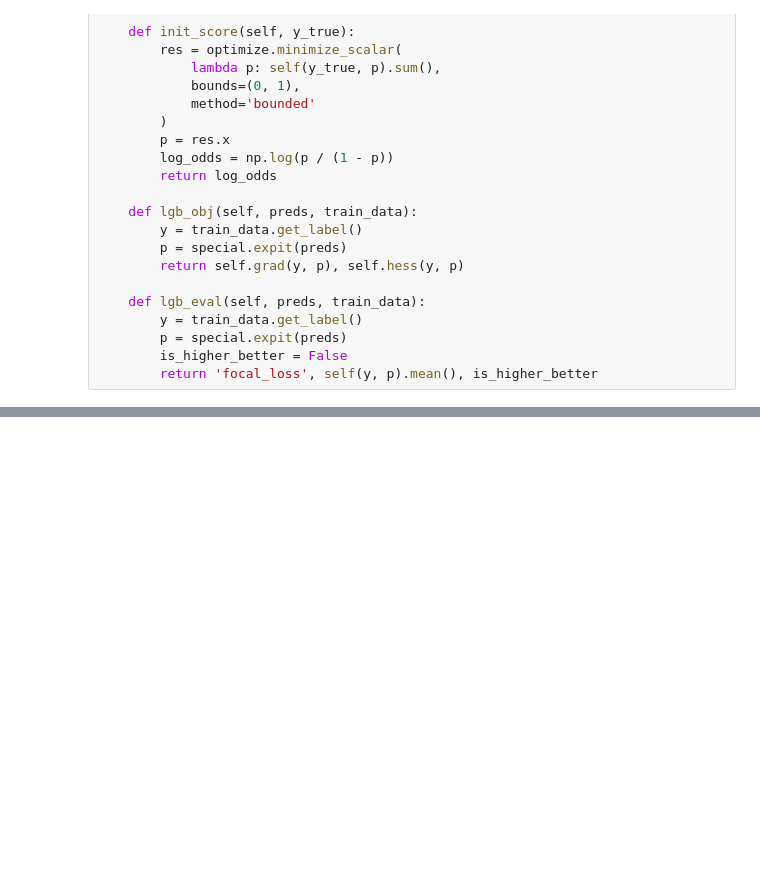
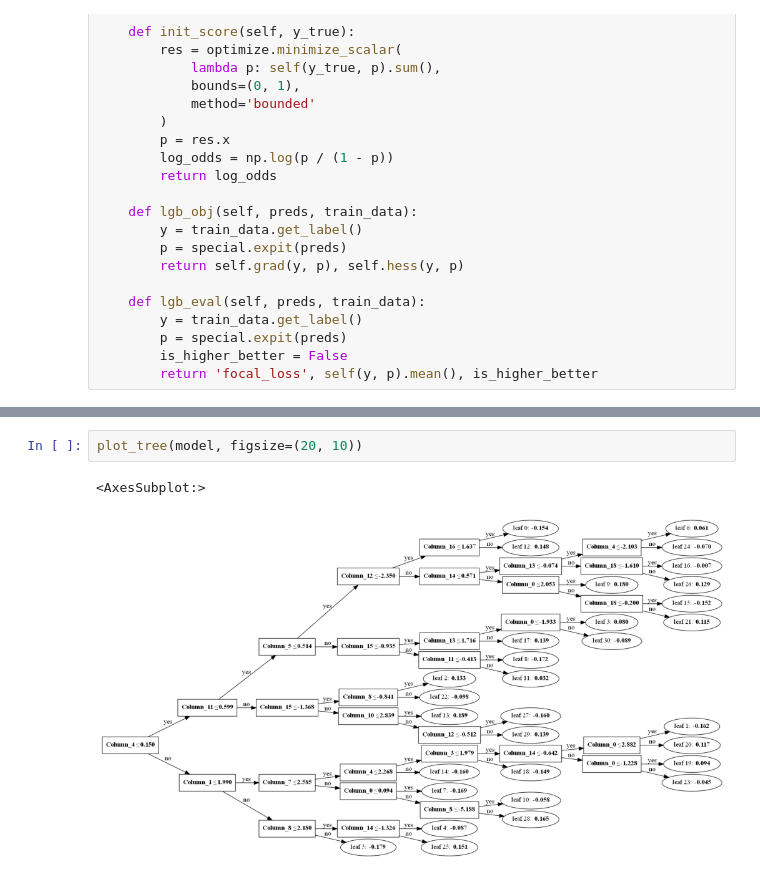
Before and after one commit to alexiswang/focal_loss, a Jupyter notebook: focal_loss.ipynb, the cells around one changed output, grey strips where cells are left out. Saved outputs shown, nothing was run; the diff lists cells and outputs as text; blank space fills up the shorter version.

```diff
--- a/focal_loss.ipynb
+++ b/focal_loss.ipynb
@@ -368,0 +421,5 @@ fl = FocalLoss()
+# %%
+plot_tree(model, figsize=(20, 10))
+# %% [output]
+<AxesSubplot:>
+[figure, added]
```
Also changed, not shown: parts of 9 cells of this notebook, 1 other file.
